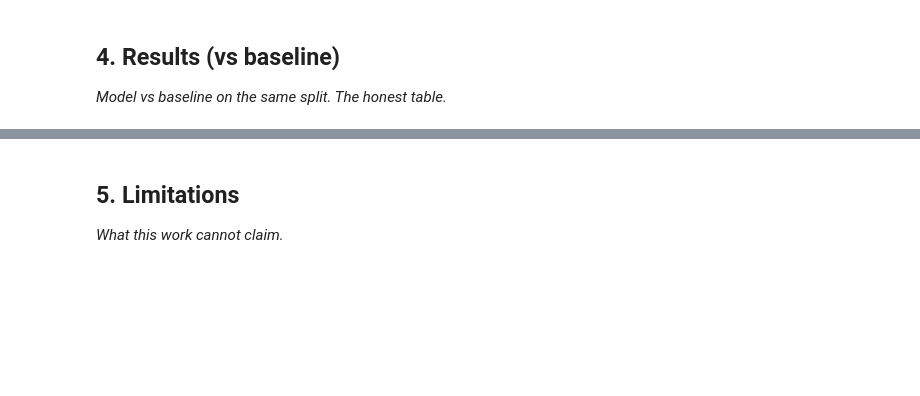
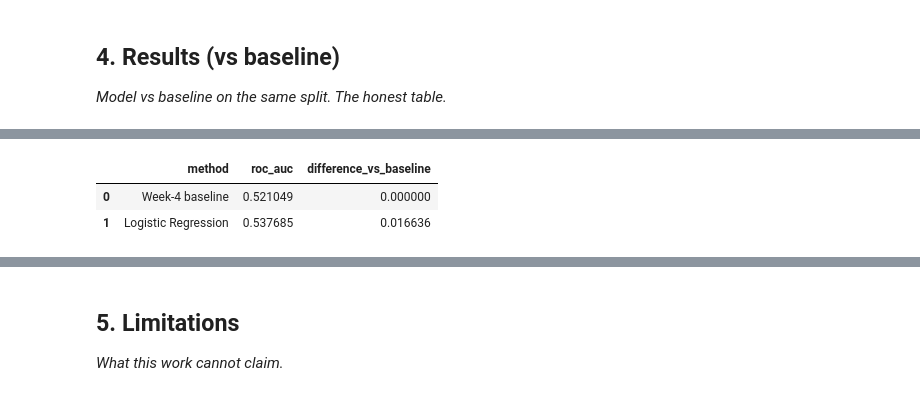
Before and after one commit to hussaintinwala2/Flyrank, a Jupyter notebook: work/notebooks/capstone.ipynb, the cells around one changed output, grey strips where cells are left out. Saved outputs shown, nothing was run; the diff lists cells and outputs as text; code cells hidden in the pictures; blank space fills up the shorter version.

```diff
--- a/work/notebooks/capstone.ipynb
+++ b/work/notebooks/capstone.ipynb
@@ -24,0 +555,89 @@ This skeleton is yours to fill. Work the sections **in order** — each one has
+# %%
+# ============================================================
+# Section 4 — Results (vs baseline)
+# ============================================================
+
+from sklearn.metrics import roc_auc_score
+import pandas as pd
+import numpy as np
+
+# ------------------------------------------------------------
+# 1. Logistic Regression result
+# ------------------------------------------------------------
+
+model_prob = model.predict_proba(X_test)[:, 1]
+
+model_auc = roc_auc_score(
+    y_test,
+    model_prob
+)
+
+# ------------------------------------------------------------
+# 2. Week-4 baseline
+# ------------------------------------------------------------
+# Baseline uses the observed March search-performance signal:
+# lower March impressions are treated as higher decline risk.
+#
+# IMPORTANT:
+# The baseline is evaluated on the EXACT SAME grouped test rows
+# and against the EXACT SAME April target.
+
+baseline_score = -X_test["impressions_march"].astype(float)
+
+baseline_auc = roc_auc_score(
+    y_test,
+    baseline_score
+)
+
+# ------------------------------------------------------------
+# 3. Compare model and baseline
+# ------------------------------------------------------------
+
+results = pd.DataFrame({
+    "method": [
+        "Week-4 baseline",
+        "Logistic Regression"
+    ],
+    "roc_auc": [
+        baseline_auc,
+        model_auc
+    ]
+})
+
+results["difference_vs_baseline"] = (
+    results["roc_auc"] - baseline_auc
+)
+
+print("=== RESULTS: MODEL VS BASELINE ===")
+display(results)
+
+print("\n=== RESULT CHECK ===")
+print(f"Baseline ROC-AUC:       {baseline_auc:.3f}")
+print(f"Logistic Regression:    {model_auc:.3f}")
+print(f"Difference:             {model_auc - baseline_auc:+.3f}")
+
+# ------------------------------------------------------------
+# 4. Honest interpretation
+# ------------------------------------------------------------
+
+if model_auc > baseline_auc:
+    print(
+        "\nObserved result: Logistic Regression has a higher "
+        "ROC-AUC than the baseline on the same grouped test split."
+    )
+elif model_auc < baseline_auc:
+    print(
+        "\nObserved result: Logistic Regression has a lower "
+        "ROC-AUC than the baseline on the same grouped test split."
+    )
+else:
+    print(
+        "\nObserved result: Logistic Regression and the baseline "
+        "have the same ROC-AUC on the grouped test split."
+    )
+
+print(
+    "\nThe result is directional and decision-support oriented; "
+    "it does not establish that the model will improve content performance."
+)
+# %% [output]
@@ -24,0 +645,3 @@ This skeleton is yours to fill. Work the sections **in order** — each one has
+|  | method | roc_auc | difference_vs_baseline |
+| 0 | Week-4 baseline | 0.521049 | 0.000000 |
+| 1 | Logistic Regression | 0.537685 | 0.016636 |
```
Also changed, not shown: parts of 12 cells of this notebook.
